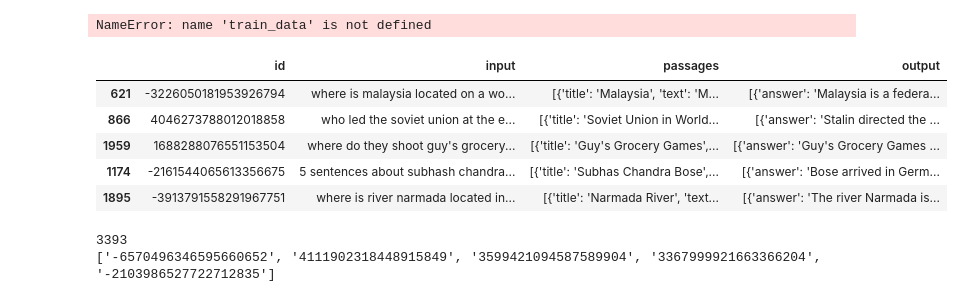
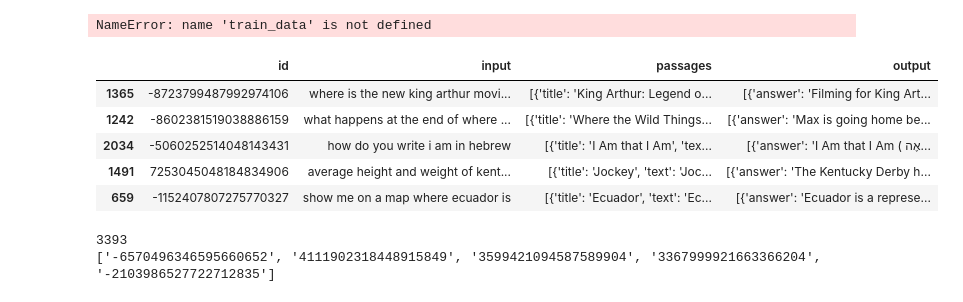
Before and after one commit to primeqa/primeqa, a Jupyter notebook: notebooks/lfqa/generate_appen_data.ipynb, the cells around one changed output. Saved outputs shown, nothing was run; the diff lists cells and outputs as text; code cells hidden in the pictures.

Commit message:
update to generate data

```diff
--- a/notebooks/lfqa/generate_appen_data.ipynb
+++ b/notebooks/lfqa/generate_appen_data.ipynb
@@ -191,16 +189,16 @@ NameError: name 'train_data' is not defined
 # %%
 # load final data and split into train and dev
 import pandas as pd
 
-annotated_data = pd.read_json("/dccstor/srosent2/generative/appen/NQ_formatted_answered_single-9.11.23.json", dtype={'id':str}, lines=True)
+annotated_data = pd.read_json("/dccstor/srosent2/generative/appen/NQ_formatted_answered_multiple-9.15.23.json", dtype={'id':str}, lines=True)
 annotated_data.sample(5)
 # %% [output]
 |  | id | input | passages | output |
-| 621 | -3226050181953926794 | where is malaysia located on a wo... | [{'title': 'Malaysia', 'text': 'M... | [{'answer': 'Malaysia is a federa... |
-| 866 | 4046273788012018858 | who led the soviet union at the e... | [{'title': 'Soviet Union in World... | [{'answer': 'Stalin directed the ... |
-| 1959 | 1688288076551153504 | where do they shoot guy's grocery... | [{'title': 'Guy's Grocery Games',... | [{'answer': 'Guy's Grocery Games ... |
-| 1174 | -2161544065613356675 | 5 sentences about subhash chandra... | [{'title': 'Subhas Chandra Bose',... | [{'answer': 'Bose arrived in Germ... |
-| 1895 | -3913791558291967751 | where is river narmada located in... | [{'title': 'Narmada River', 'text... | [{'answer': 'The river Narmada is... |
+| 1365 | -8723799487992974106 | where is the new king arthur movi... | [{'title': 'King Arthur: Legend o... | [{'answer': 'Filming for King Art... |
+| 1242 | -8602381519038886159 | what happens at the end of where ... | [{'title': 'Where the Wild Things... | [{'answer': 'Max is going home be... |
+| 2034 | -5060252514048143431 | how do you write i am in hebrew | [{'title': 'I Am that I Am', 'tex... | [{'answer': 'I Am that I Am ( אֶה... |
+| 1491 | 7253045048184834906 | average height and weight of kent... | [{'title': 'Jockey', 'text': 'Joc... | [{'answer': 'The Kentucky Derby h... |
+| 659 | -1152407807275770327 | show me on a map where ecuador is | [{'title': 'Ecuador', 'text': 'Ec... | [{'answer': 'Ecuador is a represe... |
 # %%
 dev_ids = []
 
```
Also changed, not shown: parts of 2 cells of this notebook.
